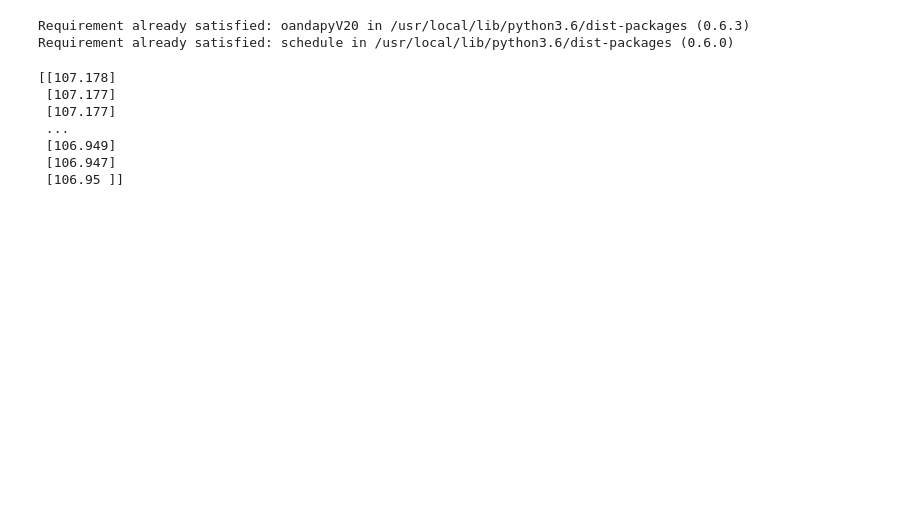
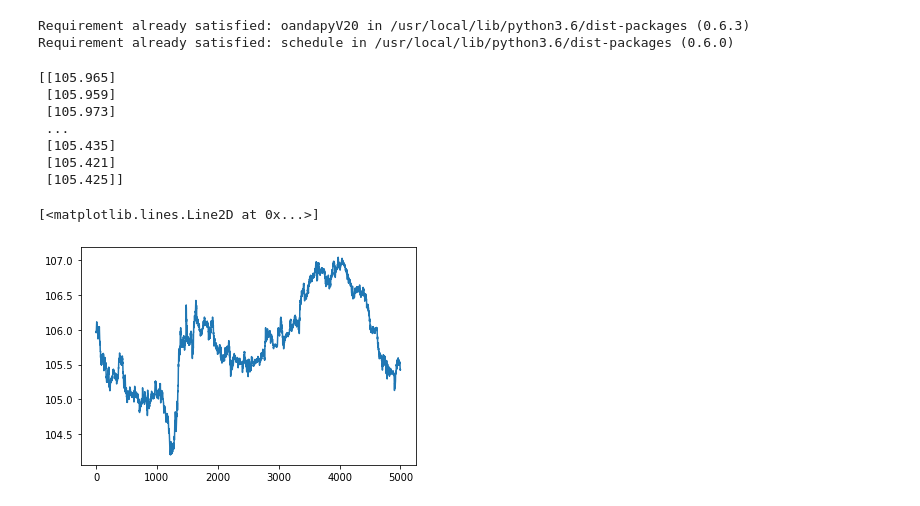
Before and after one commit to tocom242242/simple_fx_predict_app, a Jupyter notebook: predict_fx.ipynb, the cells around one changed output. Drawn from its saved outputs; the diff is of its cells as text; code cells hidden in the pictures; blank space fills up the shorter version.

```diff
--- a/predict_fx.ipynb
+++ b/predict_fx.ipynb
@@ -37,39 +37,46 @@ def get_prices(granularity, count, count_times):
         "granularity": granularity,
         "count": count,
         "price": "B",
     }
 
     candles = None
     for i in range(count_times):
         instruments_candles = instruments.InstrumentsCandles(
             instrument=INSTRUMENT, params=params)
         # OANDA APIにリクエスト
         api.request(instruments_candles)
         response = instruments_candles.response
         new_candles = pd.DataFrame(response["candles"])
         params["to"] = new_candles["time"].iloc[0]
         # 取得したデータをつなげる
         candles = pd.concat([new_candles, candles])
 
     # 終値だけを抽出する
     prices = np.array([x["c"] for x in candles["bid"].values])
     prices = prices.astype(np.float64)
     prices = prices.reshape(-1, 1)
 
     return prices
 
 
 
 prices = get_prices(GRANULARITY, COUNT, COUNT_TIMES)
 print(prices)
+
+# データのプロット
+fig, ax = plt.subplots()
+x = np.arange(len(prices))
+ax.plot(x, prices)
 # %% [output]
-[[107.178]
- [107.177]
- [107.177]
+[[105.965]
+ [105.959]
+ [105.973]
  ...
- [106.949]
- [106.947]
- [106.95 ]]
+ [105.435]
+ [105.421]
+ [105.425]]
+[<matplotlib.lines.Line2D at 0x...>]
+[figure, added]
 # %%
 from sklearn.preprocessing import MinMaxScaler
 import tensorflow
```
Also changed, not shown: parts of 3 cells of this notebook.
